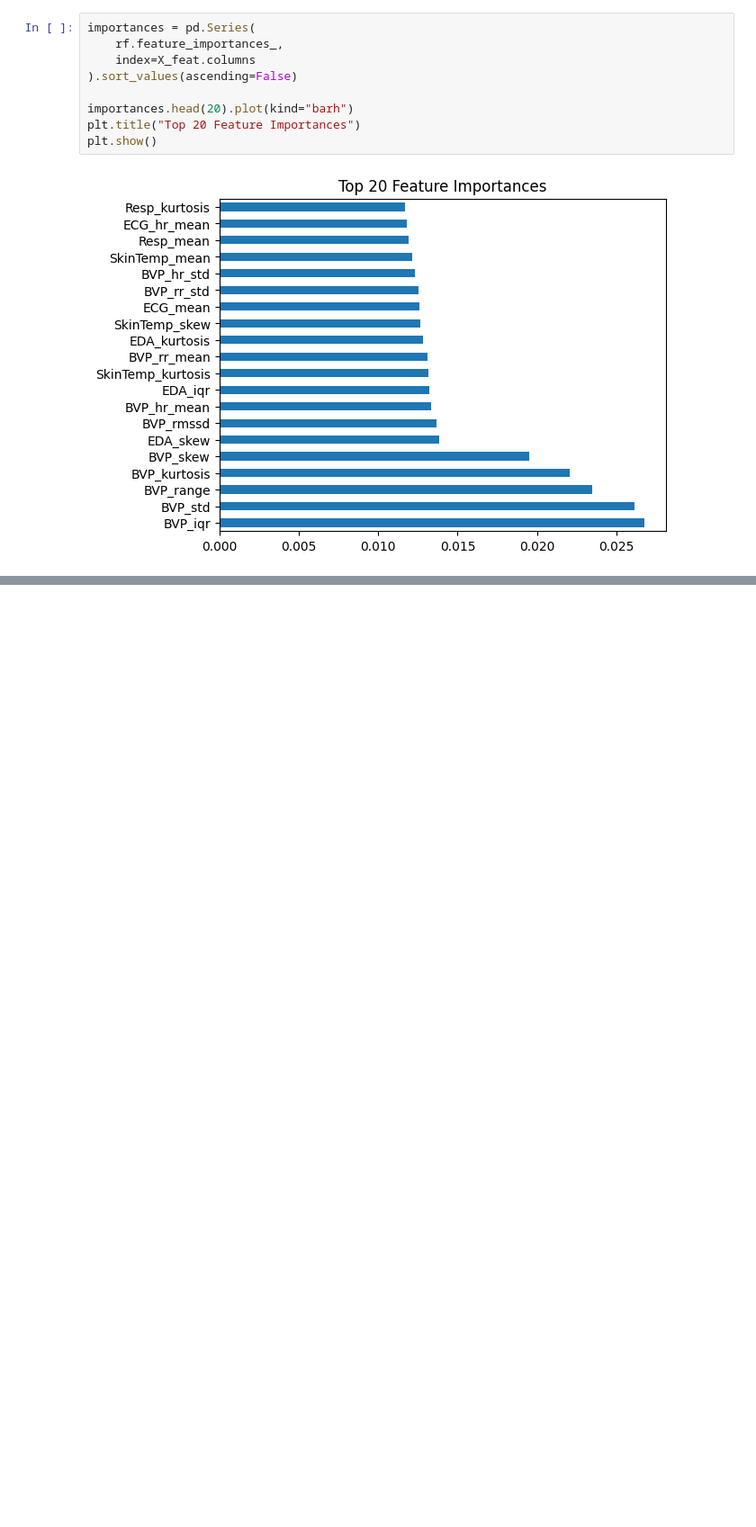
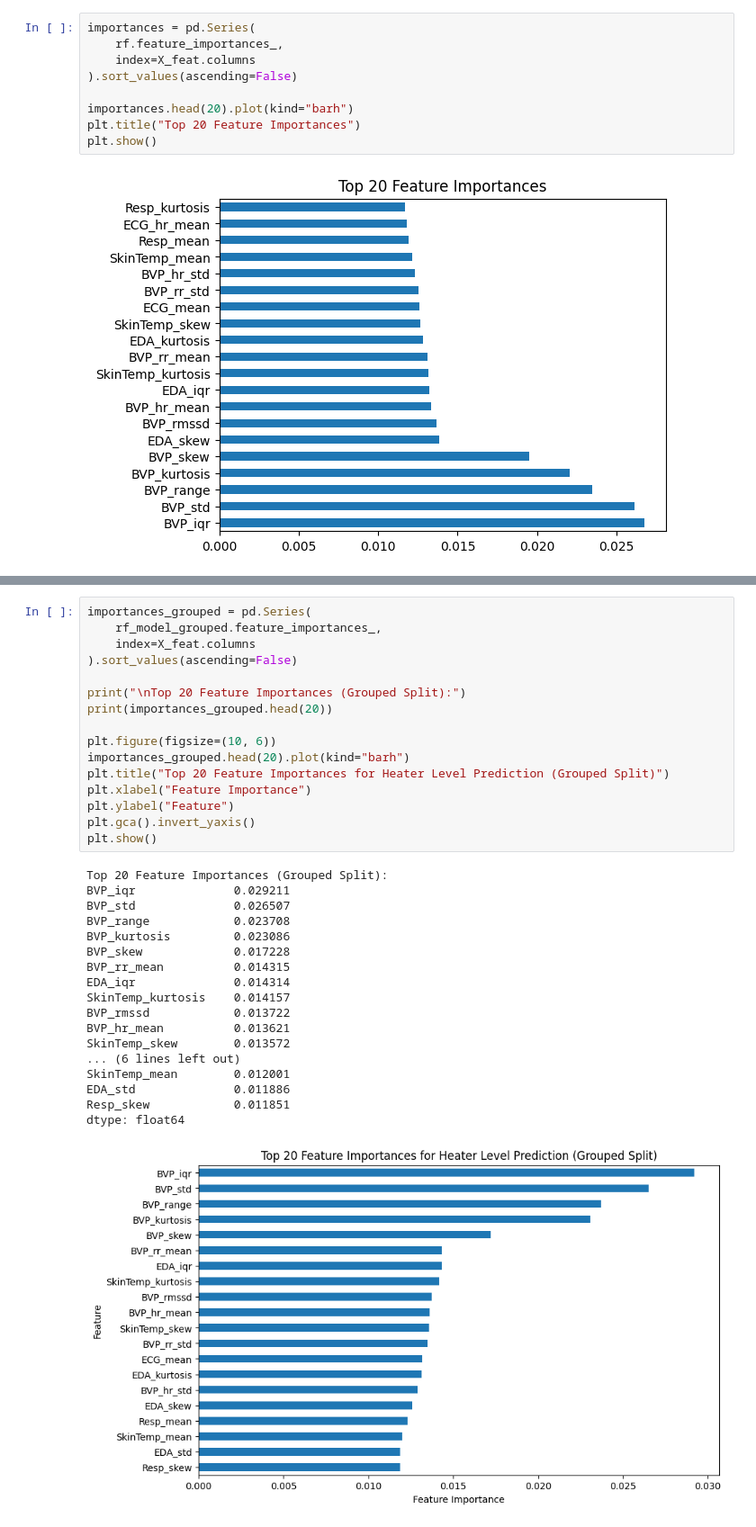
Before and after one commit to kundana12345/PainAI, a Jupyter notebook: Pain_Recognition_with_Experimental_Dataset_Explainability.ipynb, the cells around one changed output, grey strips where cells are left out. Shown at 90% size. Cells and saved outputs as stored; diff of their text form; blank space fills up the shorter version.

```diff
--- a/Pain_Recognition_with_Experimental_Dataset_Explainability.ipynb
+++ b/Pain_Recognition_with_Experimental_Dataset_Explainability.ipynb
@@ -696,0 +958,35 @@ plt.show()
+# %%
+importances_grouped = pd.Series(
+    rf_model_grouped.feature_importances_,
+    index=X_feat.columns
+).sort_values(ascending=False)
+
+print("\nTop 20 Feature Importances (Grouped Split):")
+print(importances_grouped.head(20))
+
+plt.figure(figsize=(10, 6))
+importances_grouped.head(20).plot(kind="barh")
+plt.title("Top 20 Feature Importances for Heater Level Prediction (Grouped Split)")
+plt.xlabel("Feature Importance")
+plt.ylabel("Feature")
+plt.gca().invert_yaxis()
+plt.show()
+# %% [output]
+Top 20 Feature Importances (Grouped Split):
+BVP_iqr              0.029211
+BVP_std              0.026507
+BVP_range            0.023708
+BVP_kurtosis         0.023086
+BVP_skew             0.017228
+BVP_rr_mean          0.014315
+EDA_iqr              0.014314
+SkinTemp_kurtosis    0.014157
+BVP_rmssd            0.013722
+BVP_hr_mean          0.013621
+SkinTemp_skew        0.013572
+... (6 lines left out)
+SkinTemp_mean        0.012001
+EDA_std              0.011886
+Resp_skew            0.011851
+dtype: float64
+[figure, added]
```
Also changed, not shown: parts of 14 cells of this notebook.
